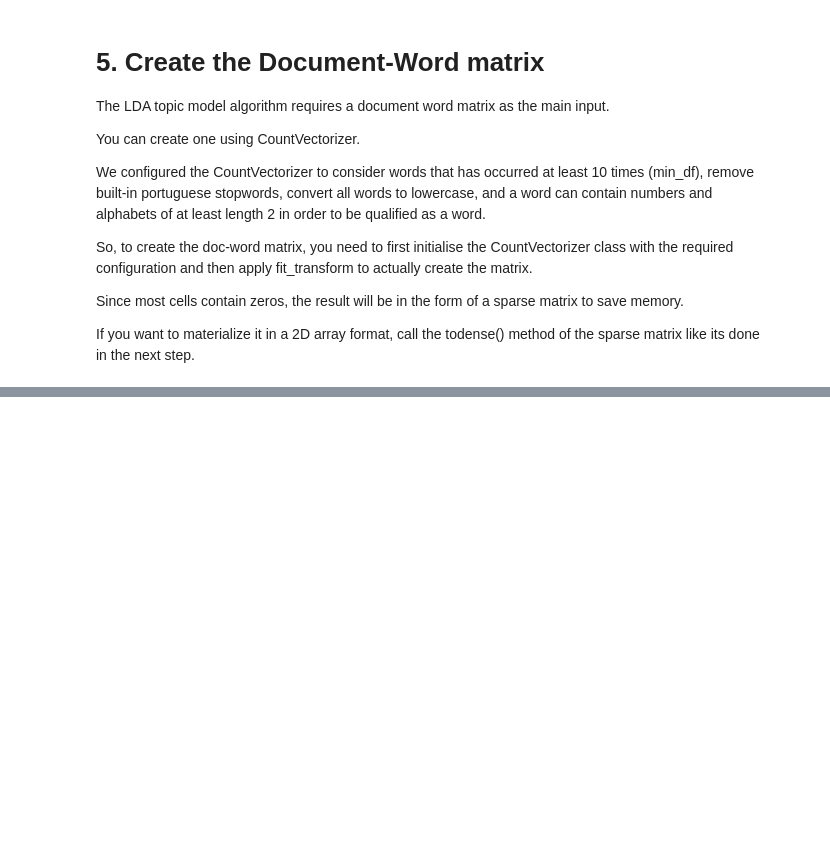
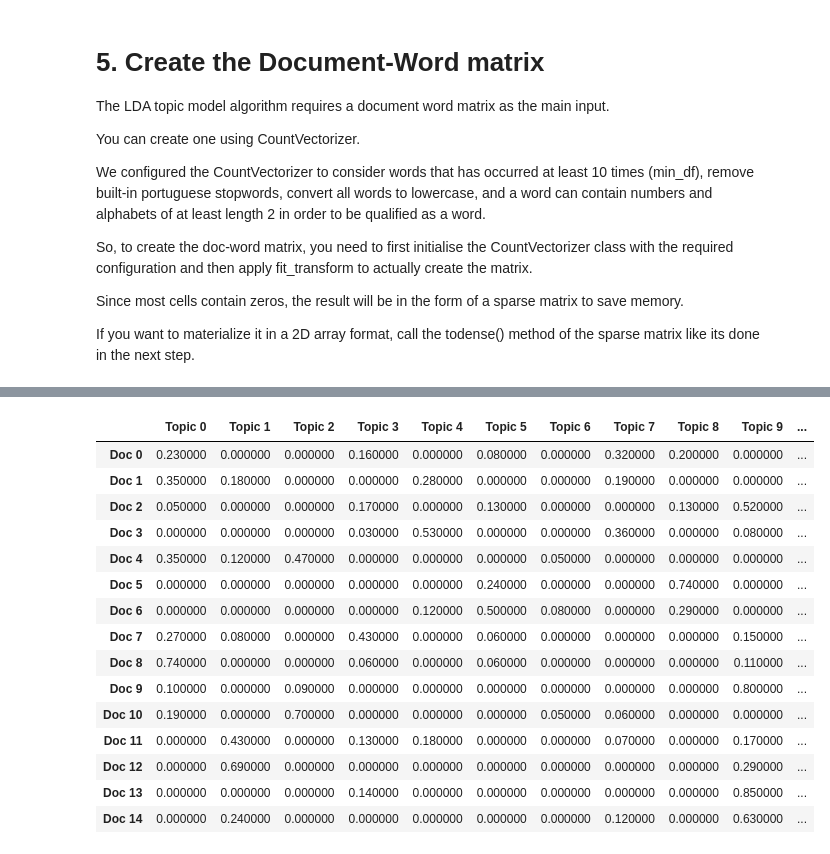
Before and after one commit to wainejr/CSB51, a Jupyter notebook: 02 - Analise exploratoria/LDA.ipynb, the cells around one changed output, grey strips where cells are left out. Cells and saved outputs as stored; diff of their text form; code cells hidden in the pictures; blank space fills up the shorter version.

```diff
--- a/02 - Analise exploratoria/LDA.ipynb
+++ b/02 - Analise exploratoria/LDA.ipynb
@@ -143,0 +300,46 @@ ValueError: not a built-in stop list: portuguese
+# %%
+# Create Document - Topic Matrix
+lda_output = best_lda_model.transform(data_vectorized)
+
+# column names
+topicnames = [f"Topic {i}" for i in range(best_lda_model.n_components)]
+
+# index names
+docnames = [f"Doc {i}" for i in range(len(data))]
+
+# Make the pandas dataframe
+df_document_topic = pd.DataFrame(np.round(lda_output, 2), columns=topicnames, index=docnames)
+
+# Get dominant topic for each document
+dominant_topic = np.argmax(df_document_topic.values, axis=1)
+df_document_topic['dominant_topic'] = dominant_topic
+
+# Styling
+def color_green(val):
+    color = 'green' if val > .1 else 'black'
+    return 'color: {col}'.format(col=color)
+
+def make_bold(val):
+    weight = 700 if val > .1 else 400
+    return 'font-weight: {weight}'.format(weight=weight)
+
+# Apply Style
+df_document_topics = df_document_topic.head(15).style.applymap(color_green).applymap(make_bold)
+df_document_topics
+# %% [output]
+|  | Topic 0 | Topic 1 | Topic 2 | Topic 3 | Topic 4 | Topic 5 | Topic 6 | Topic 7 | Topic 8 | Topic 9 | ... |
+| Doc 0 | 0.230000 | 0.000000 | 0.000000 | 0.160000 | 0.000000 | 0.080000 | 0.000000 | 0.320000 | 0.200000 | 0.000000 | ... |
+| Doc 1 | 0.350000 | 0.180000 | 0.000000 | 0.000000 | 0.280000 | 0.000000 | 0.000000 | 0.190000 | 0.000000 | 0.000000 | ... |
+| Doc 2 | 0.050000 | 0.000000 | 0.000000 | 0.170000 | 0.000000 | 0.130000 | 0.000000 | 0.000000 | 0.130000 | 0.520000 | ... |
+| Doc 3 | 0.000000 | 0.000000 | 0.000000 | 0.030000 | 0.530000 | 0.000000 | 0.000000 | 0.360000 | 0.000000 | 0.080000 | ... |
+| Doc 4 | 0.350000 | 0.120000 | 0.470000 | 0.000000 | 0.000000 | 0.000000 | 0.050000 | 0.000000 | 0.000000 | 0.000000 | ... |
+| Doc 5 | 0.000000 | 0.000000 | 0.000000 | 0.000000 | 0.000000 | 0.240000 | 0.000000 | 0.000000 | 0.740000 | 0.000000 | ... |
+| Doc 6 | 0.000000 | 0.000000 | 0.000000 | 0.000000 | 0.120000 | 0.500000 | 0.080000 | 0.000000 | 0.290000 | 0.000000 | ... |
+| Doc 7 | 0.270000 | 0.080000 | 0.000000 | 0.430000 | 0.000000 | 0.060000 | 0.000000 | 0.000000 | 0.000000 | 0.150000 | ... |
+| Doc 8 | 0.740000 | 0.000000 | 0.000000 | 0.060000 | 0.000000 | 0.060000 | 0.000000 | 0.000000 | 0.000000 | 0.110000 | ... |
+| Doc 9 | 0.100000 | 0.000000 | 0.090000 | 0.000000 | 0.000000 | 0.000000 | 0.000000 | 0.000000 | 0.000000 | 0.800000 | ... |
+| Doc 10 | 0.190000 | 0.000000 | 0.700000 | 0.000000 | 0.000000 | 0.000000 | 0.050000 | 0.060000 | 0.000000 | 0.000000 | ... |
+| Doc 11 | 0.000000 | 0.430000 | 0.000000 | 0.130000 | 0.180000 | 0.000000 | 0.000000 | 0.070000 | 0.000000 | 0.170000 | ... |
+| Doc 12 | 0.000000 | 0.690000 | 0.000000 | 0.000000 | 0.000000 | 0.000000 | 0.000000 | 0.000000 | 0.000000 | 0.290000 | ... |
+| Doc 13 | 0.000000 | 0.000000 | 0.000000 | 0.140000 | 0.000000 | 0.000000 | 0.000000 | 0.000000 | 0.000000 | 0.850000 | ... |
+| Doc 14 | 0.000000 | 0.240000 | 0.000000 | 0.000000 | 0.000000 | 0.000000 | 0.000000 | 0.120000 | 0.000000 | 0.630000 | ... |
```
Also changed, not shown: parts of 32 cells of this notebook, 3 other files.
